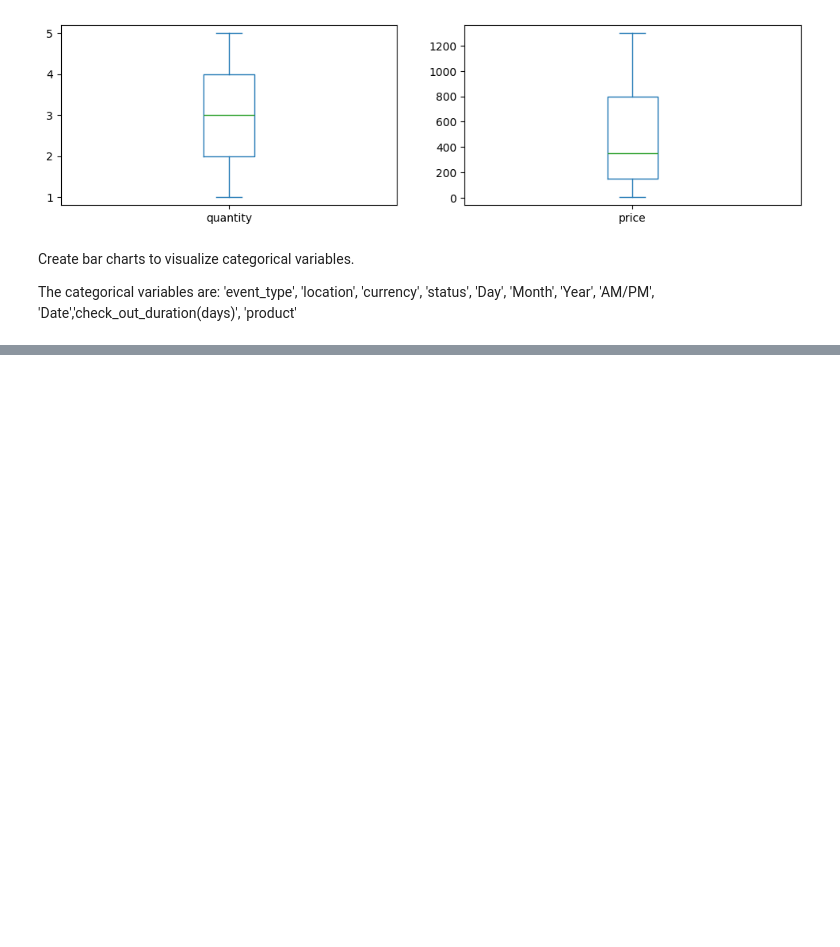
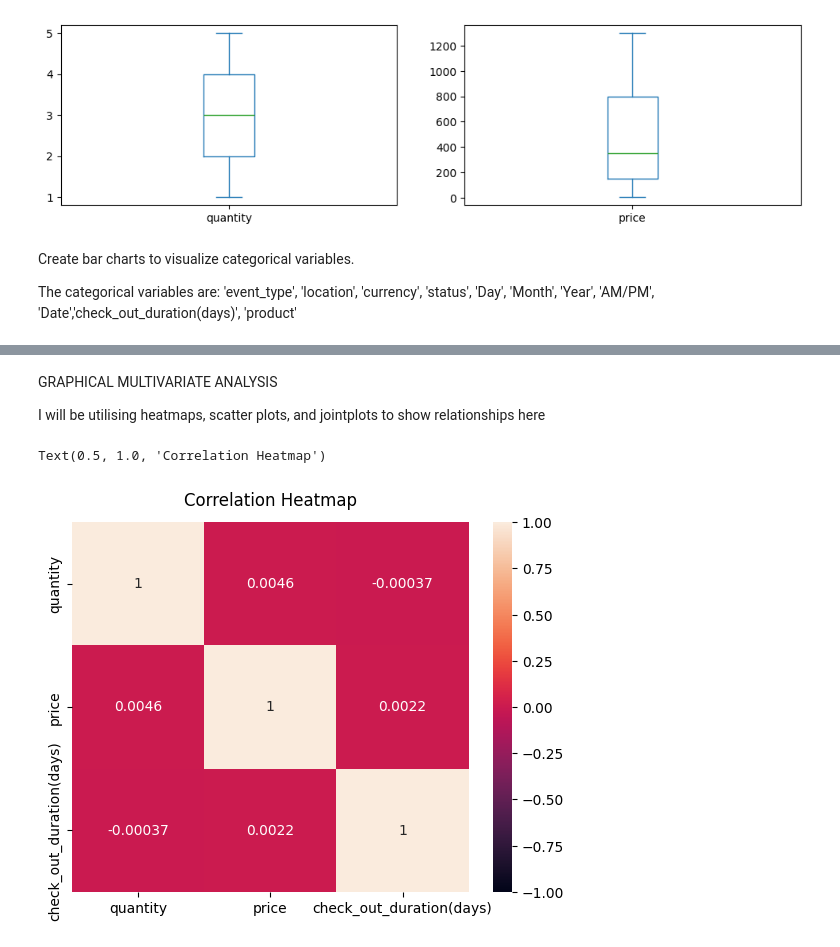
Before and after one commit to Sunday-Oladokun/ShopSmart-Inc.-E-commerce-Data-Analysis-Project, a Jupyter notebook: Project_2nd Semester.ipynb, the cells around one changed output, grey strips where cells are left out. Drawn from its saved outputs; the diff is of its cells as text; code cells hidden in the pictures; blank space fills up the shorter version.

```diff
--- a/Project_2nd Semester.ipynb
+++ b/Project_2nd Semester.ipynb
@@ -823,0 +849,11 @@ Our data and the matching data types look okay
+# %%
+# Correlation matrix for numeric features
+
+# Excluding non-numeric columns
+numeric_data = clean_data3.select_dtypes(include=['number'])
+
+# Calculating correlation matrix
+correlation_matrix = numeric_data.corr()
+
+# Print correlation matrix
+print(correlation_matrix)
@@ -823,0 +885,11 @@ Our data and the matching data types look okay
+# %% [markdown]
+GRAPHICAL MULTIVARIATE ANALYSIS
+
+I will be utilising heatmaps, scatter plots, and jointplots to show relationships here
+# %%
+# Heatmap for the correlation between the numerical variables
+heatmap = sns.heatmap(numeric_data.corr(), vmin=-1, vmax=1, annot=True)
+heatmap.set_title('Correlation Heatmap', fontdict={'fontsize':12}, pad=12)
+# %% [output]
+Text(0.5, 1.0, 'Correlation Heatmap')
+[figure, added]
```
Also changed, not shown: parts of 32 cells of this notebook.
